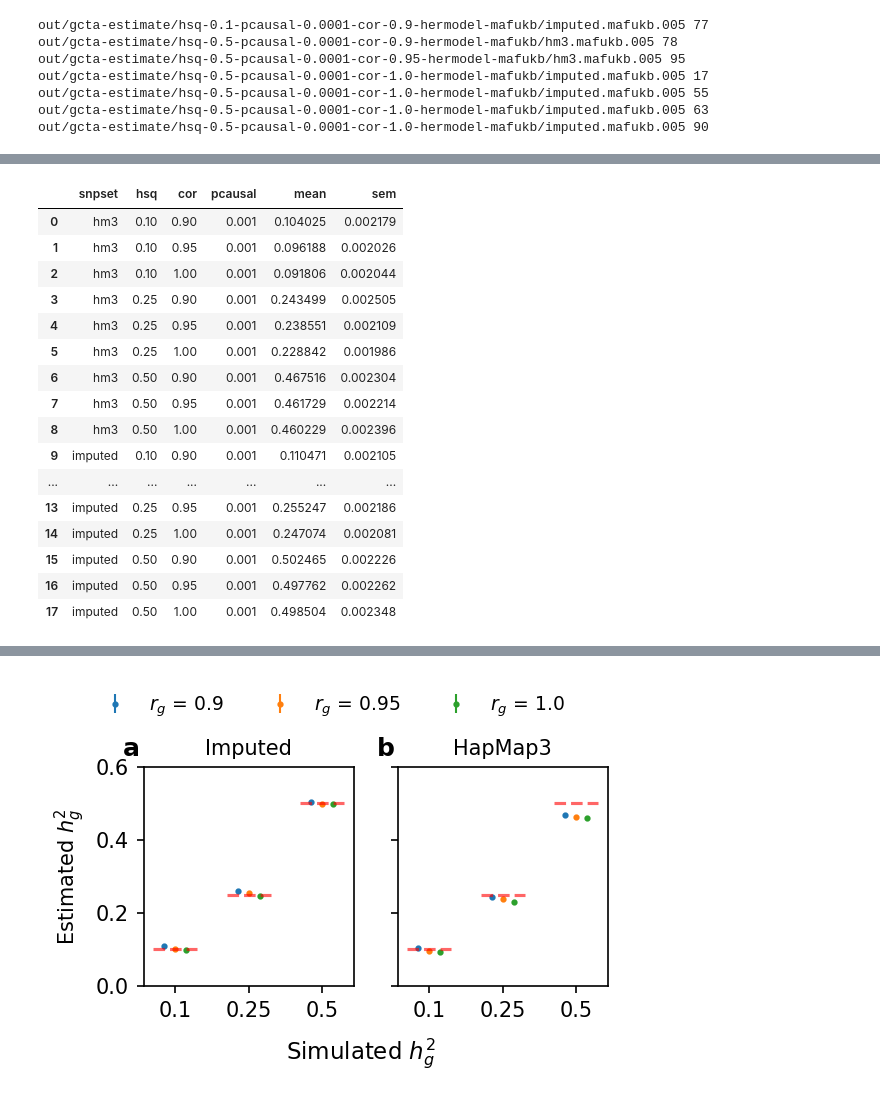
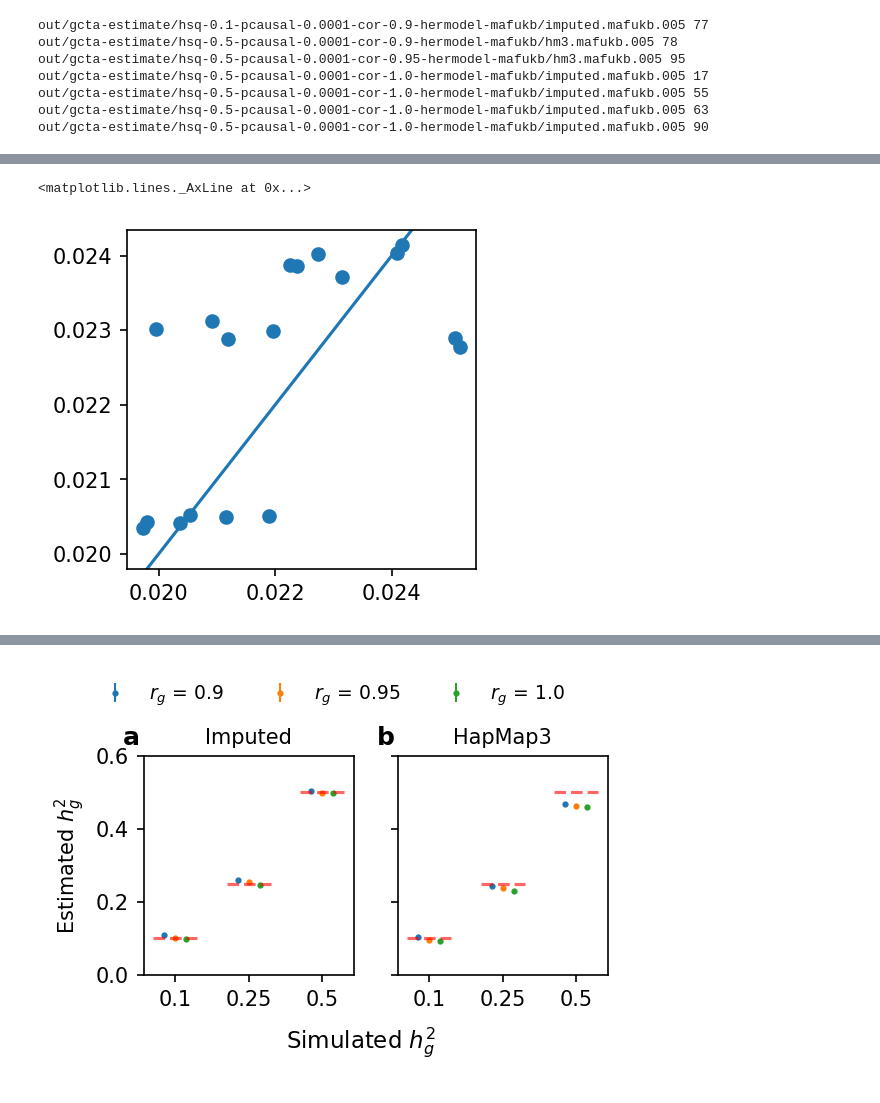
Before and after one commit to KangchengHou/admix-genet-cor, a Jupyter notebook: experiments/01-genome-wide-simulate-profile-likelihood/03-plot-hsq.ipynb, the cells around one changed output, grey strips where cells are left out. Saved outputs shown, nothing was run; the diff lists cells and outputs as text; code cells hidden in the pictures.

```diff
--- a/experiments/01-genome-wide-simulate-profile-likelihood/03-plot-hsq.ipynb
+++ b/experiments/01-genome-wide-simulate-profile-likelihood/03-plot-hsq.ipynb
@@ -57,7 +101,7 @@ dict_scale_factor = {
 # Read heritability estimation
 # %%
 pheno_prefix_list = [f.split("/")[-1] for f in glob.glob("out/gcta-estimate/*")]
-pheno_prefix_list = [p for p in pheno_prefix_list if "pcausal-0.001" in p]
+# pheno_prefix_list = [p for p in pheno_prefix_list if "pcausal-0.001" in p]
 grm_prefix_list = ["hm3.mafukb.005", "imputed.mafukb.005"]
 # %%
 def parse_prefix(pheno_prefix, grm_prefix):
@@ -125,3 +183,21 @@ df_raw.groupby(["hsq", "pcausal", "cor", "snpset"]).mean()
+# %%
+empirical_std = (
+    df_raw.query("pcausal==0.001")
+    .groupby(["snpset", "hsq", "cor", "pcausal"])
+    .std()["estimated_hsq"]
+)
+avg_se = (
+    df_raw.query("pcausal==0.001")
+    .groupby(["snpset", "hsq", "cor", "pcausal"])
+    .mean()["estimated_se"]
+)
+# %%
+fig, ax = plt.subplots(figsize=(3, 3), dpi=150)
+plt.scatter(empirical_std, avg_se)
+ax.axline((0.02, 0.02), slope=1)
+# %% [output]
+<matplotlib.lines._AxLine at 0x...>
+[figure, added]
 # %%
 df_mean = df_raw.groupby(["snpset", "hsq", "cor", "pcausal"]).apply(
     lambda x: pd.Series({"mean": np.mean(x["estimated_hsq"])})
@@ -130,23 +206,3 @@ df_sem = df_raw.groupby(["snpset", "hsq", "cor", "pcausal"]).apply(
     lambda x: pd.Series({"sem": np.std(x["estimated_hsq"]) / np.sqrt(len(x))})
 )
 df_plot = pd.merge(df_mean, df_sem, left_index=True, right_index=True).reset_index()
-# %%
-df_plot
-# %% [output]
-|  | snpset | hsq | cor | pcausal | mean | sem |
-| 0 | hm3 | 0.10 | 0.90 | 0.001 | 0.104025 | 0.002179 |
-| 1 | hm3 | 0.10 | 0.95 | 0.001 | 0.096188 | 0.002026 |
-| 2 | hm3 | 0.10 | 1.00 | 0.001 | 0.091806 | 0.002044 |
-| 3 | hm3 | 0.25 | 0.90 | 0.001 | 0.243499 | 0.002505 |
-| 4 | hm3 | 0.25 | 0.95 | 0.001 | 0.238551 | 0.002109 |
-| 5 | hm3 | 0.25 | 1.00 | 0.001 | 0.228842 | 0.001986 |
-| 6 | hm3 | 0.50 | 0.90 | 0.001 | 0.467516 | 0.002304 |
-| 7 | hm3 | 0.50 | 0.95 | 0.001 | 0.461729 | 0.002214 |
-| 8 | hm3 | 0.50 | 1.00 | 0.001 | 0.460229 | 0.002396 |
-| 9 | imputed | 0.10 | 0.90 | 0.001 | 0.110471 | 0.002105 |
-| ... | ... | ... | ... | ... | ... | ... |
-| 13 | imputed | 0.25 | 0.95 | 0.001 | 0.255247 | 0.002186 |
-| 14 | imputed | 0.25 | 1.00 | 0.001 | 0.247074 | 0.002081 |
-| 15 | imputed | 0.50 | 0.90 | 0.001 | 0.502465 | 0.002226 |
-| 16 | imputed | 0.50 | 0.95 | 0.001 | 0.497762 | 0.002262 |
-| 17 | imputed | 0.50 | 1.00 | 0.001 | 0.498504 | 0.002348 |
```
Also changed, not shown: parts of 11 cells of this notebook, 24 other files.
